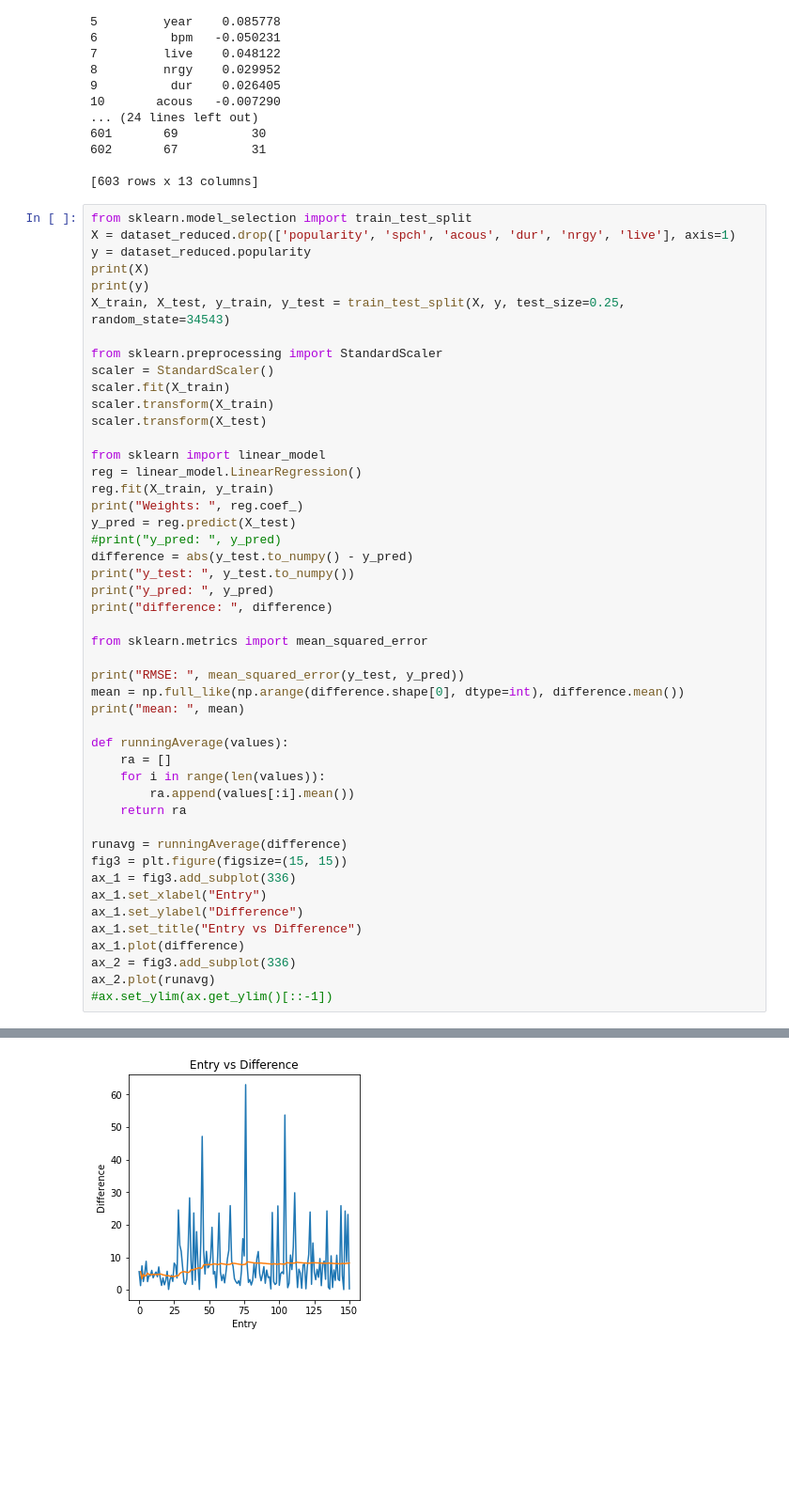
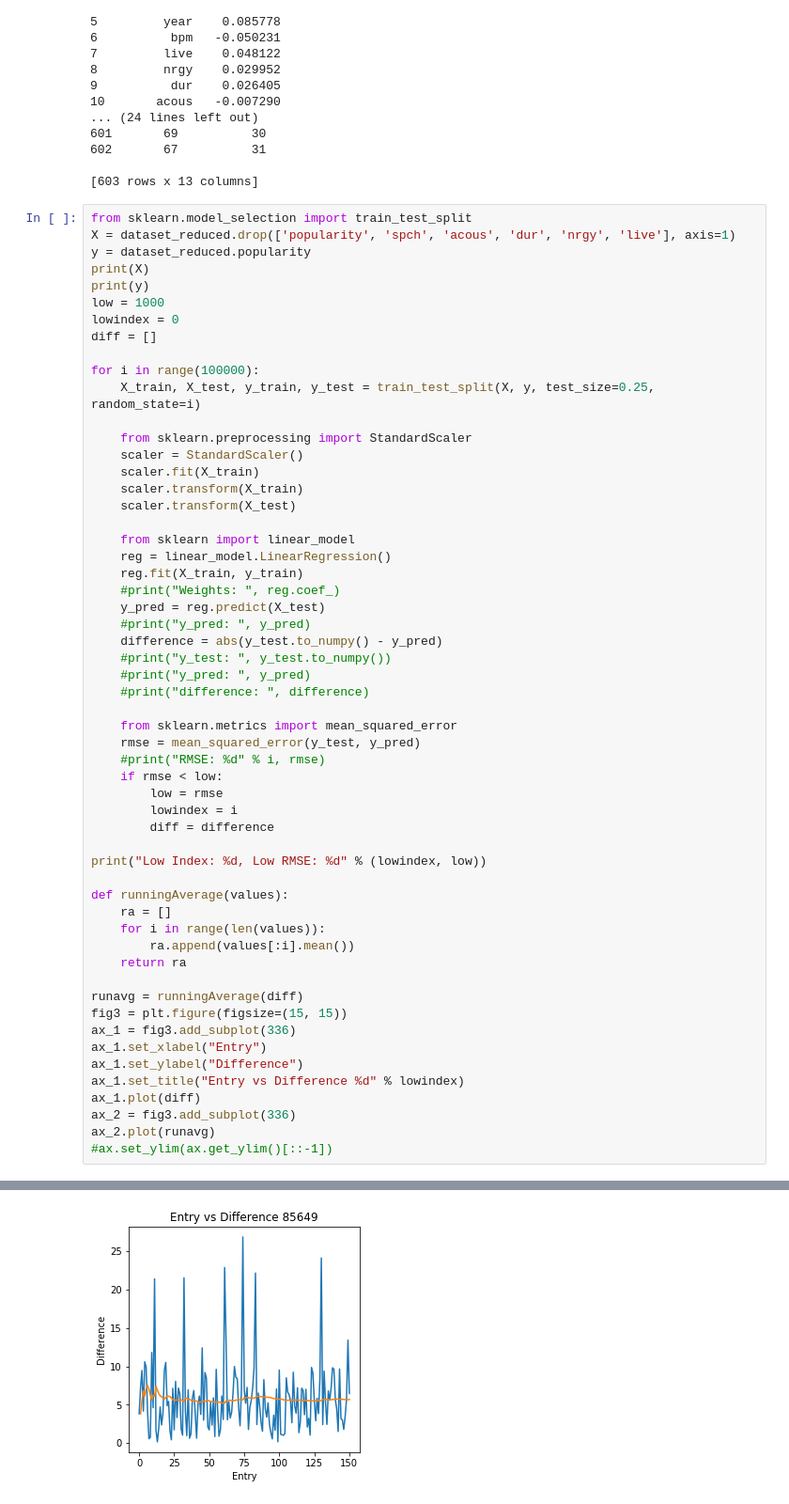
Before and after one commit to Turgerel/CSCI-4930-, a Jupyter notebook: EDA-GLA.ipynb, the cells around one changed output, grey strips where cells are left out. Shown at 94% size. Saved outputs shown, nothing was run; the diff lists cells and outputs as text; blank space fills up the shorter version.

```diff
--- a/EDA-GLA.ipynb
+++ b/EDA-GLA.ipynb
@@ -190,30 +190,39 @@ X = dataset_reduced.drop(['popularity', 'spch', 'acous', 'dur', 'nrgy', 'live'],
 y = dataset_reduced.popularity
 print(X)
 print(y)
-X_train, X_test, y_train, y_test = train_test_split(X, y, test_size=0.25, random_state=34543)
+low = 1000
+lowindex = 0
+diff = []
 
-from sklearn.preprocessing import StandardScaler
-scaler = StandardScaler()
-scaler.fit(X_train)
-scaler.transform(X_train)
-scaler.transform(X_test)
+for i in range(100000):
+    X_train, X_test, y_train, y_test = train_test_split(X, y, test_size=0.25, random_state=i)
 
-from sklearn import linear_model
-reg = linear_model.LinearRegression()
-reg.fit(X_train, y_train)
-print("Weights: ", reg.coef_)
-y_pred = reg.predict(X_test)
-#print("y_pred: ", y_pred)
-difference = abs(y_test.to_numpy() - y_pred)
-print("y_test: ", y_test.to_numpy())
-print("y_pred: ", y_pred)
-print("difference: ", difference)
+    from sklearn.preprocessing import StandardScaler
+    scaler = StandardScaler()
+    scaler.fit(X_train)
+    scaler.transform(X_train)
+    scaler.transform(X_test)
 
-from sklearn.metrics import mean_squared_error
+    from sklearn import linear_model
+    reg = linear_model.LinearRegression()
+    reg.fit(X_train, y_train)
+    #print("Weights: ", reg.coef_)
+    y_pred = reg.predict(X_test)
+    #print("y_pred: ", y_pred)
+    difference = abs(y_test.to_numpy() - y_pred)
+    #print("y_test: ", y_test.to_numpy())
+    #print("y_pred: ", y_pred)
+    #print("difference: ", difference)
 
-print("RMSE: ", mean_squared_error(y_test, y_pred))
-mean = np.full_like(np.arange(difference.shape[0], dtype=int), difference.mean())
-print("mean: ", mean)
+    from sklearn.metrics import mean_squared_error
+    rmse = mean_squared_error(y_test, y_pred)
+    #print("RMSE: %d" % i, rmse)
+    if rmse < low:
+        low = rmse
+        lowindex = i
+        diff = difference
+
+print("Low Index: %d, Low RMSE: %d" % (lowindex, low))
 
 def runningAverage(values):
     ra = []
@@ -221,13 +230,13 @@ def runningAverage(values):
         ra.append(values[:i].mean())
     return ra
 
-runavg = runningAverage(difference)
+runavg = runningAverage(diff)
 fig3 = plt.figure(figsize=(15, 15))
 ax_1 = fig3.add_subplot(336)
 ax_1.set_xlabel("Entry")
 ax_1.set_ylabel("Difference")
-ax_1.set_title("Entry vs Difference")
-ax_1.plot(difference)
+ax_1.set_title("Entry vs Difference %d" % lowindex)
+ax_1.plot(diff)
 ax_2 = fig3.add_subplot(336)
 ax_2.plot(runavg)
 #ax.set_ylim(ax.get_ylim()[::-1])
@@ -252,2 +261,2 @@ ax_2.plot(runavg)
 [<matplotlib.lines.Line2D at 0x...>]
-[figure, old version]
+[figure, new version]
```
Also changed, not shown: parts of 1 cell of this notebook.
